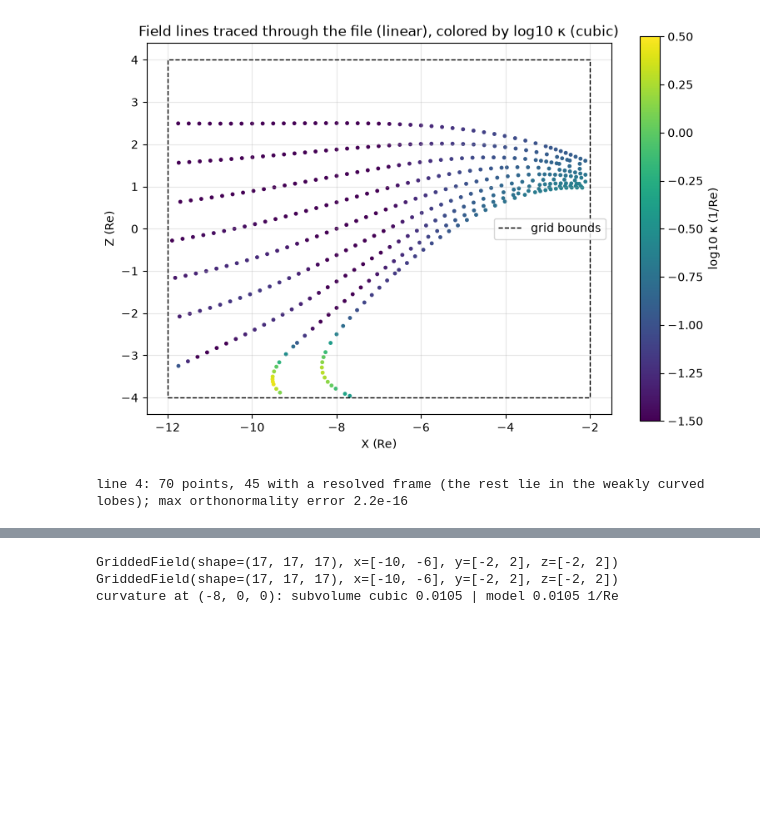
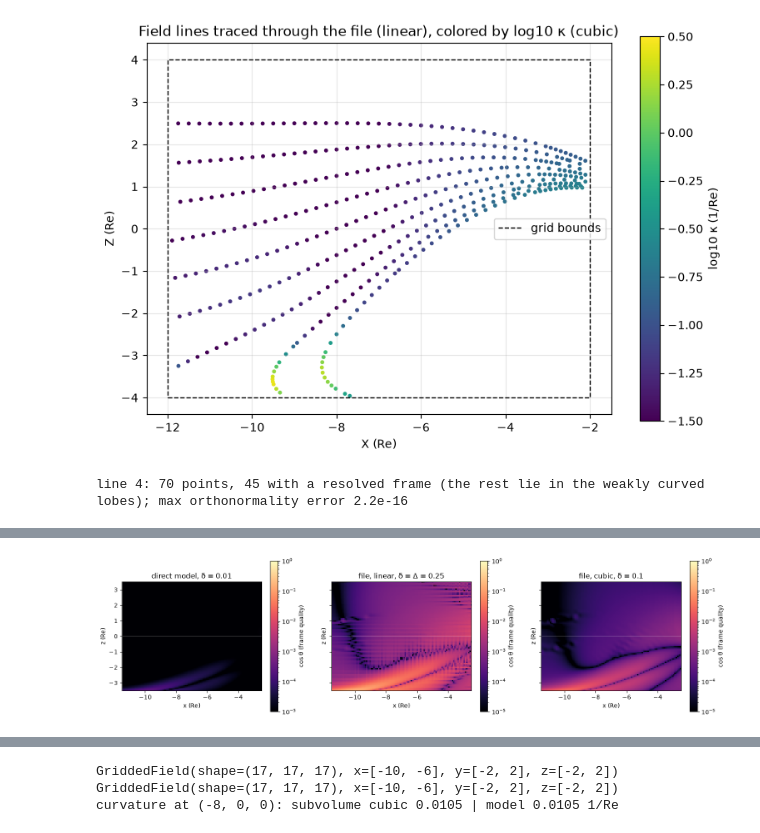
Before and after one commit to Butadiene/Mageometry, a Jupyter notebook: examples/notebooks/08_simulation_data_geometry.ipynb, the cells around one changed output, grey strips where cells are left out. Cells and saved outputs as stored; diff of their text form; code cells hidden in the pictures; blank space fills up the shorter version.

```diff
--- a/examples/notebooks/08_simulation_data_geometry.ipynb
+++ b/examples/notebooks/08_simulation_data_geometry.ipynb
@@ -196,0 +210,13 @@ line 4: 70 points, 45 with a resolved frame (the rest lie in the weakly curved l
+# %%
+extent = (-11.5, -2.5, -3.5, 3.5)
+fig, axes = plt.subplots(1, 3, figsize=(18, 4.6), sharey=True)
+for ax, (f, dl, title) in zip(axes, [(model, 0.01, "direct model, δ = 0.01"),
+                                     (field_lin, dx, f"file, linear, δ = Δ = {dx}"),
+                                     (field_cub, 0.1, "file, cubic, δ = 0.1")]):
+    viz.plot_geometry_map(f, "frame_quality", plane="xz", extent=extent, n=(120, 90), delta=dl,
+                          ax=ax, unit="Re", vmin=1e-5, vmax=1.0)
+    ax.axhline(0, color="w", lw=0.5, alpha=0.5)
+    ax.set_title(title)
+plt.show()
+# %% [output]
+[figure, added]
```
Also changed, not shown: parts of 18 cells of this notebook, 6 other files.
